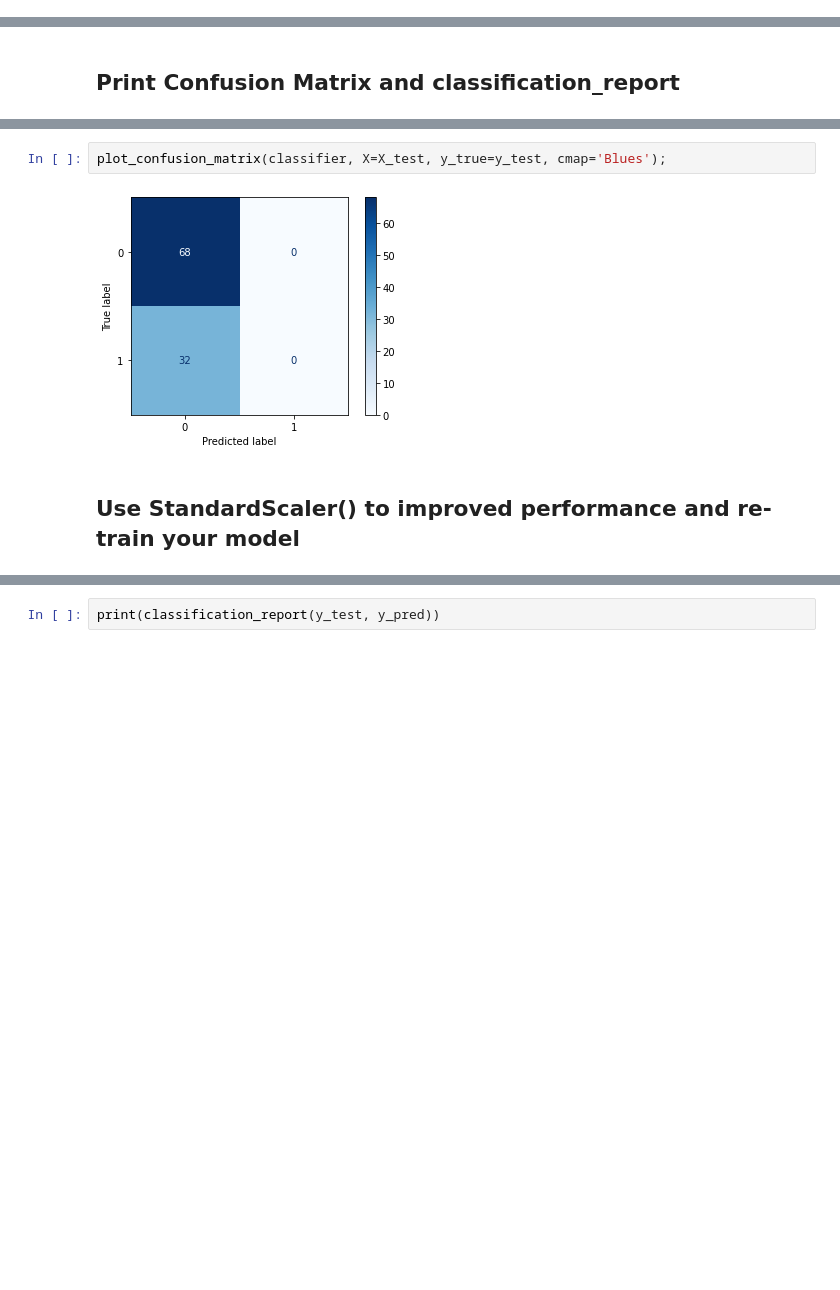
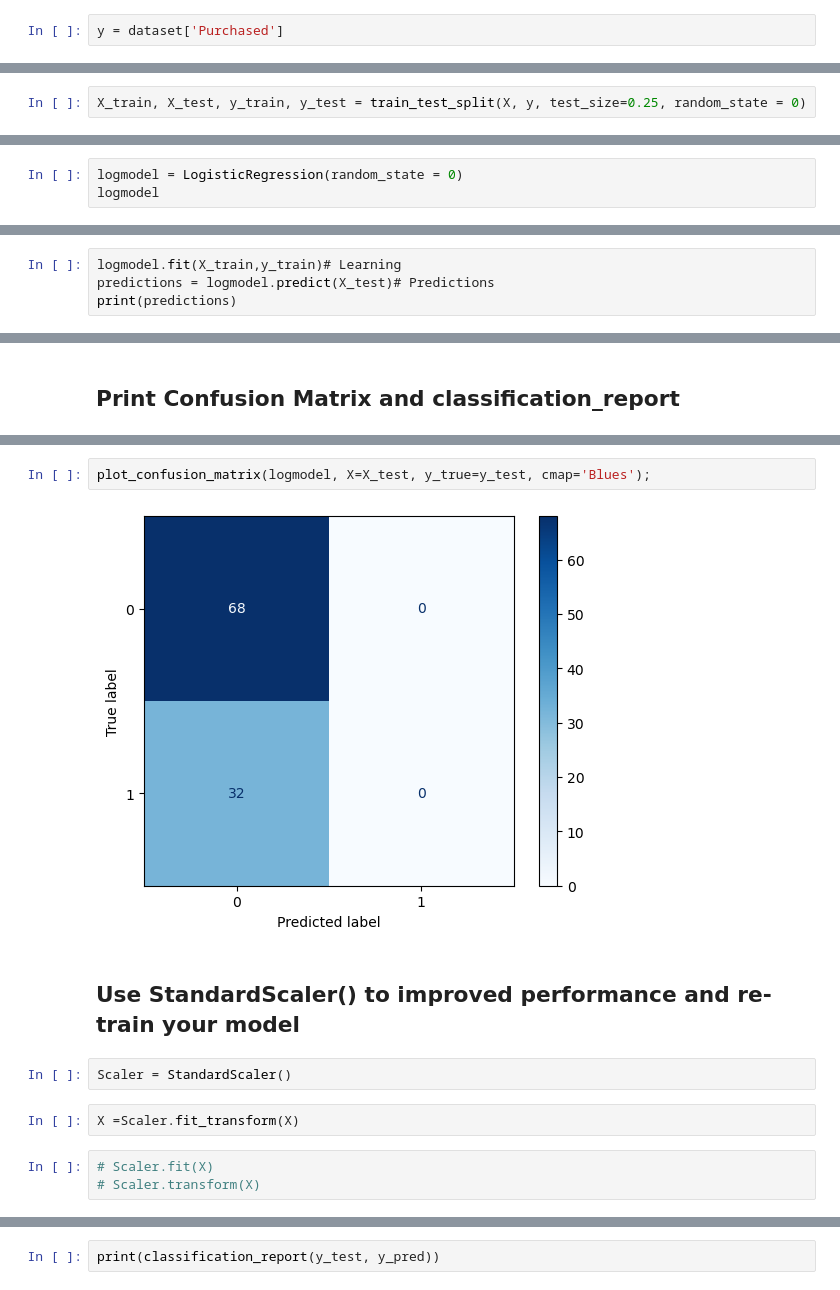
Before and after one commit to Tuwaiq-Data-Science-Bootcamp-V2/LogisticRegression_Lab, a Jupyter notebook: LogisticRegression_Assignment.ipynb, the cells around one changed output, grey strips where cells are left out. Cells and saved outputs as stored; diff of their text form; blank space fills up the shorter version.

Commit message:
LogisticRegression_Lab

```diff
--- a/LogisticRegression_Assignment.ipynb
+++ b/LogisticRegression_Assignment.ipynb
@@ -48,3 +53,5 @@ memory usage: 15.8+ KB
+# %%
+y = dataset['Purchased']
 # %%
 X.head()
 # %% [output]
@@ -83,3 +92,5 @@ Name: Purchased, dtype: int64
 # First: Logistic Regression model
 # %% [markdown]
 ## Split the dataset into Training set and Test set with test_size = 0.25 and random_state = 0
+# %%
+X_train, X_test, y_train, y_test = train_test_split(X, y, test_size=0.25, random_state = 0)
@@ -86,2 +115,5 @@ Name: Purchased, dtype: int64
 # %% [markdown]
 ## Train the model with random_state = 0
+# %%
+logmodel = LogisticRegression(random_state = 0)
+logmodel
@@ -94,0 +124,4 @@ Name: Purchased, dtype: int64
+# %%
+logmodel.fit(X_train,y_train)# Learning
+predictions = logmodel.predict(X_test)# Predictions
+print(predictions)
@@ -134,6 +177,13 @@ weighted avg       0.46      0.68      0.55       100
 # %%
-plot_confusion_matrix(classifier, X=X_test, y_true=y_test, cmap='Blues');
+plot_confusion_matrix(logmodel, X=X_test, y_true=y_test, cmap='Blues');
 # %% [output]
-[figure, old version]
+[figure, new version]
 # %% [markdown]
 ## Use StandardScaler() to improved performance and re-train your model
+# %%
+Scaler = StandardScaler()
+# %%
+X =Scaler.fit_transform(X)
+# %%
+# Scaler.fit(X)
+# Scaler.transform(X)
```
Also changed, not shown: parts of 23 cells of this notebook.
